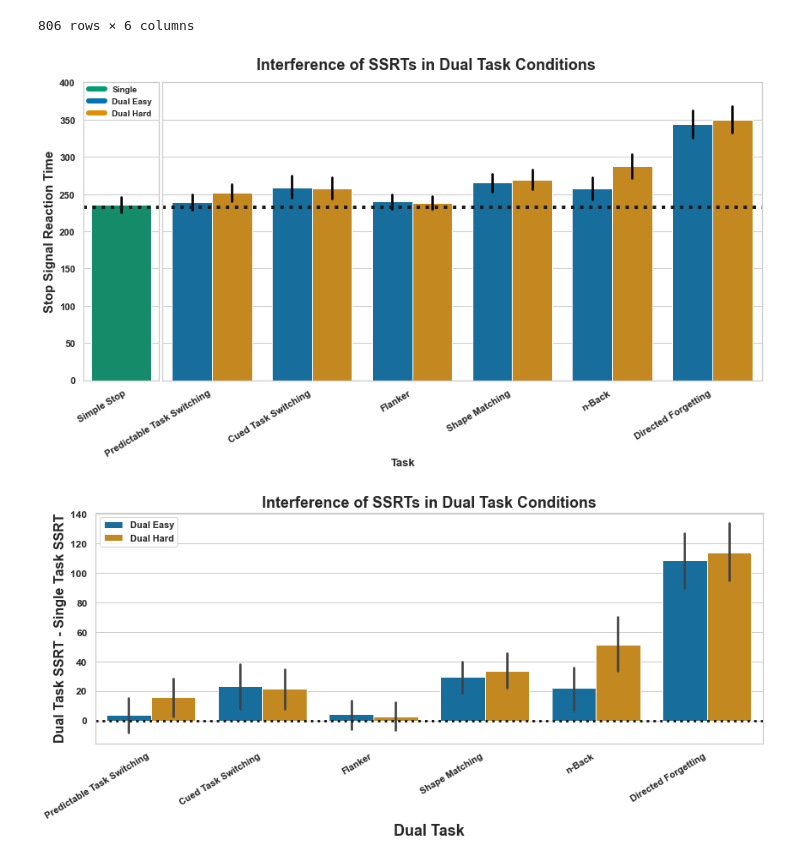
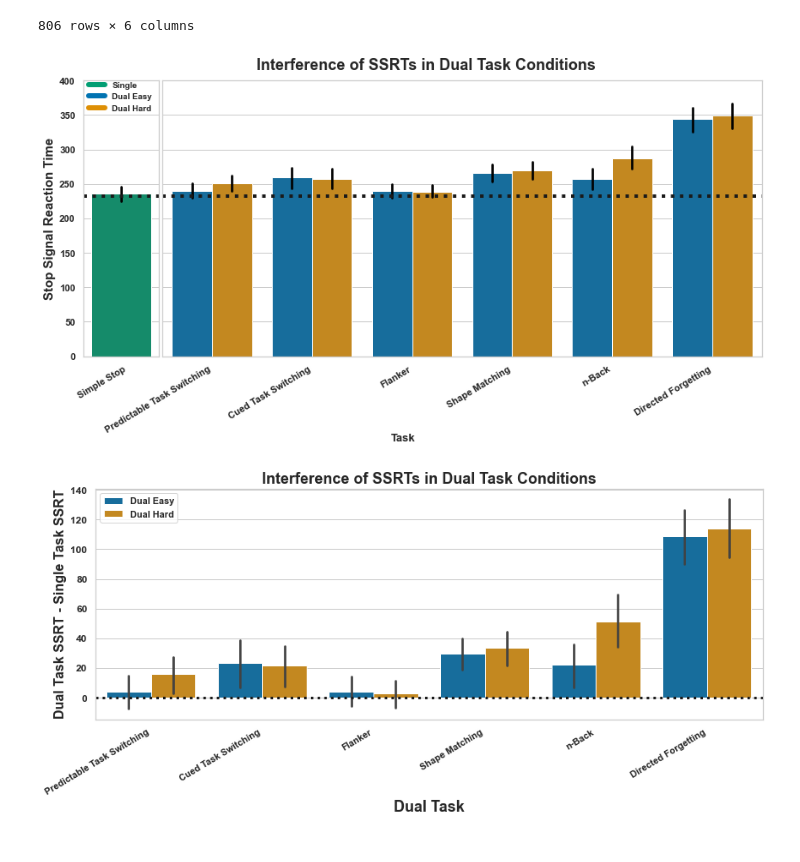
Before and after one commit to henrymj/mturk_dualStop_analysis, a Jupyter notebook: validation_analysis_dataset-all.ipynb, the cells around one changed output. Cells and saved outputs as stored; diff of their text form; code cells hidden in the pictures.

```diff
--- a/validation_analysis_dataset-all.ipynb
+++ b/validation_analysis_dataset-all.ipynb
@@ -327,36 +327,36 @@ a0.set_xticklabels(['Simple Stop'], rotation=31, fontweight='bold', fontsize='11
 a0.set_yticks(np.arange(0, 450, 50))
 a0.set_ylim([0, 400.5])
 a0.set_yticklabels(np.arange(0, 450, 50), fontdict={'fontweight':'bold', 'fontsize':'11'})
 
 
 custom_lines = [Line2D([0], [0], color=sns.color_palette()[2], lw=6),
                 Line2D([0], [0], color=sns.color_palette()[0], lw=6),
                 Line2D([0], [0], color=sns.color_palette()[1], lw=6)]
 a0.legend(custom_lines, ['Single', 'Dual Easy', 'Dual Hard'], prop={'weight': 'bold', 'size':9.75}, loc=(0.022,.87), frameon=False)
 
 
 # Dual Tasks
 sns.barplot(x='Task', y='SSRT', hue='Trial Type', data=melted_SSRTs[melted_SSRTs['Trial Type'].isin(['Dual Easy', 'Dual Hard'])], palette=palette, errcolor='0', ax=a1)
 a1.axhline(SSRTs['SE_SSRT'].mean()-3, color='k', linestyle=':', linewidth=4)
 a1.set_ylabel('')
 a1.set_xlabel('')
 a1.get_legend().remove()
 
 # _ = plt.legend(prop={'weight': 'bold'})
 _ = plt.xticks(rotation=31, ha='right', fontweight='bold', fontsize='11')
 _ = plt.yticks(fontweight='bold', fontsize='12')
 
 
 
-f.tight_layout()
-plt.subplots_adjust(wspace=.01,)
 _ = f.text(0.5, 0.01, 'Task', ha='center', fontweight='bold', fontsize=13)
 _ = plt.title('Interference of SSRTs in Dual Task Conditions', fontsize='18', fontweight='bold',  y=1.1, x=.44, pad=-20)
+f.tight_layout()
+plt.subplots_adjust(wspace=.01)
 plt.savefig(f'figures/dataset-{dataset}_metric-SSRT_barplot.png', dpi=300)
 plt.show()
 plt.close()
 # %% [output]
-[figure, old version]
+[figure, new version]
 # %%
 melted_diffs = diff_SSRTs.reset_index().melt(id_vars='ID', value_name='Dual Task SSRT - Single Task SSRT')
 melted_diffs['Task'] = [i.split('_SSRT')[0].replace('_DC', '').replace('_DE', '') for i in melted_diffs['variable']]
```
Also changed, not shown: parts of 2 cells of this notebook, 8 other files.
